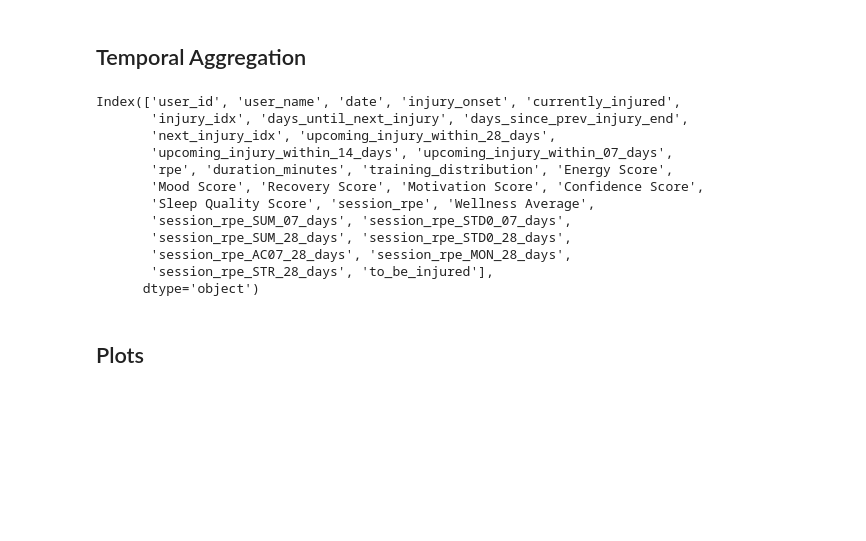
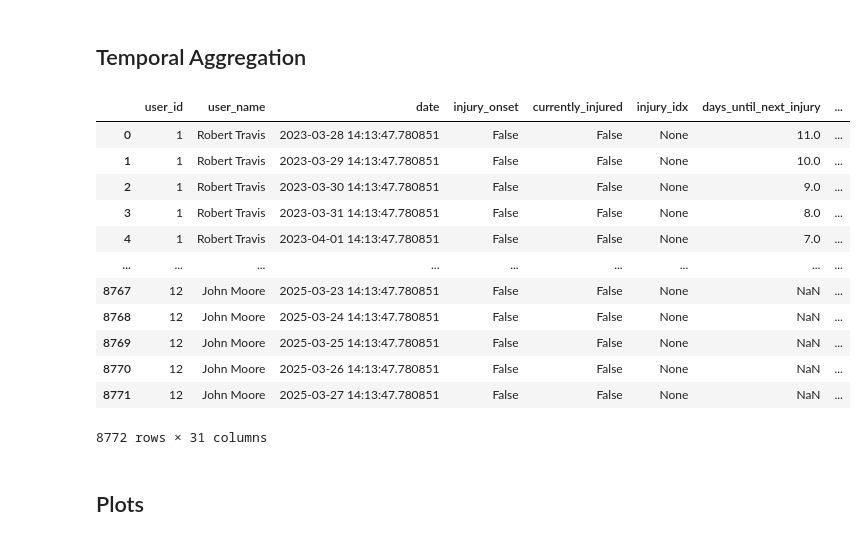
Before and after one commit to Rens88/LPCXL2025AI, a Jupyter notebook: fake_injury_data_generation.ipynb, the cells around one changed output. Drawn from its saved outputs; the diff is of its cells as text; code cells hidden in the pictures; blank space fills up the shorter version.

```diff
--- a/fake_injury_data_generation.ipynb
+++ b/fake_injury_data_generation.ipynb
@@ -434,20 +436,21 @@ biased_training_load_en_wellness_data = feature_construction(biased_training_loa
 # %% [markdown]
 ## Temporal Aggregation
 # %%
-biased_training_load_en_wellness_data.columns
+biased_training_load_en_wellness_data
 # %% [output]
+|  | user_id | user_name | date | injury_onset | currently_injured | injury_idx | days_until_next_injury | ... |
+| 0 | 1 | Robert Travis | 2023-03-28 14:13:47.780851 | False | False | None | 11.0 | ... |
+| 1 | 1 | Robert Travis | 2023-03-29 14:13:47.780851 | False | False | None | 10.0 | ... |
+| 2 | 1 | Robert Travis | 2023-03-30 14:13:47.780851 | False | False | None | 9.0 | ... |
+| 3 | 1 | Robert Travis | 2023-03-31 14:13:47.780851 | False | False | None | 8.0 | ... |
+| 4 | 1 | Robert Travis | 2023-04-01 14:13:47.780851 | False | False | None | 7.0 | ... |
+| ... | ... | ... | ... | ... | ... | ... | ... | ... |
+| 8767 | 12 | John Moore | 2025-03-23 14:13:47.780851 | False | False | None | NaN | ... |
+| 8768 | 12 | John Moore | 2025-03-24 14:13:47.780851 | False | False | None | NaN | ... |
+| 8769 | 12 | John Moore | 2025-03-25 14:13:47.780851 | False | False | None | NaN | ... |
+| 8770 | 12 | John Moore | 2025-03-26 14:13:47.780851 | False | False | None | NaN | ... |
+| 8771 | 12 | John Moore | 2025-03-27 14:13:47.780851 | False | False | None | NaN | ... |
-Index(['user_id', 'user_name', 'date', 'injury_onset', 'currently_injured',
-       'injury_idx', 'days_until_next_injury', 'days_since_prev_injury_end',
-       'next_injury_idx', 'upcoming_injury_within_28_days',
-       'upcoming_injury_within_14_days', 'upcoming_injury_within_07_days',
-       'rpe', 'duration_minutes', 'training_distribution', 'Energy Score',
-       'Mood Score', 'Recovery Score', 'Motivation Score', 'Confidence Score',
-       'Sleep Quality Score', 'session_rpe', 'Wellness Average',
-       'session_rpe_SUM_07_days', 'session_rpe_STD0_07_days',
-       'session_rpe_SUM_28_days', 'session_rpe_STD0_28_days',
-       'session_rpe_AC07_28_days', 'session_rpe_MON_28_days',
-       'session_rpe_STR_28_days', 'to_be_injured'],
-      dtype='object')
+8772 rows × 31 columns
 # %%
 def temporal_aggregation(df, date_col = 'date', user_id_col = 'user_id', n_days_prev = 7, to_be_aggregated_cols = ['duration_minutes', 'Energy Score',
        'Mood Score', 'Recovery Score', 'Motivation Score', 'Confidence Score',
```
Also changed, not shown: parts of 2 cells of this notebook, 3 other files.
